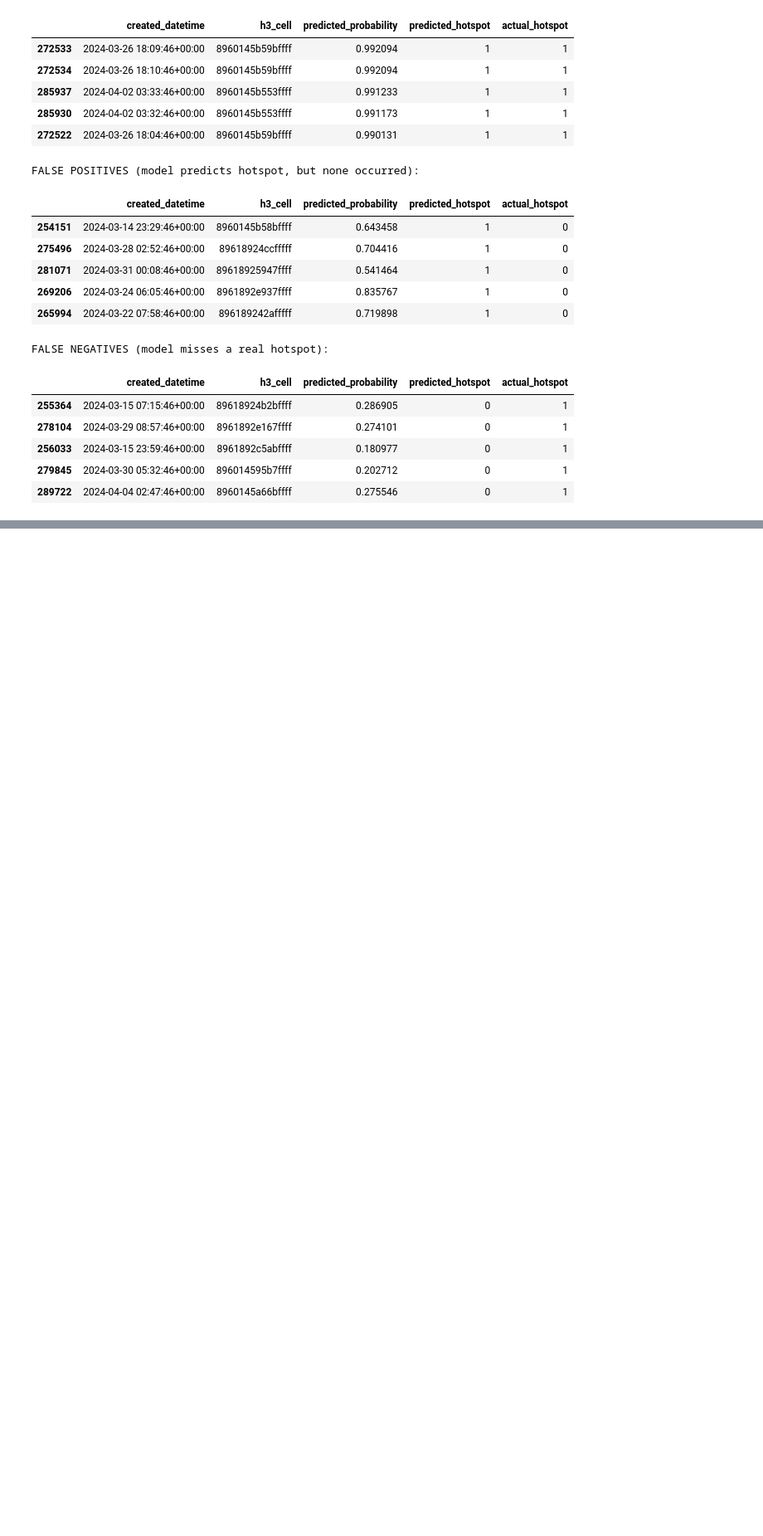
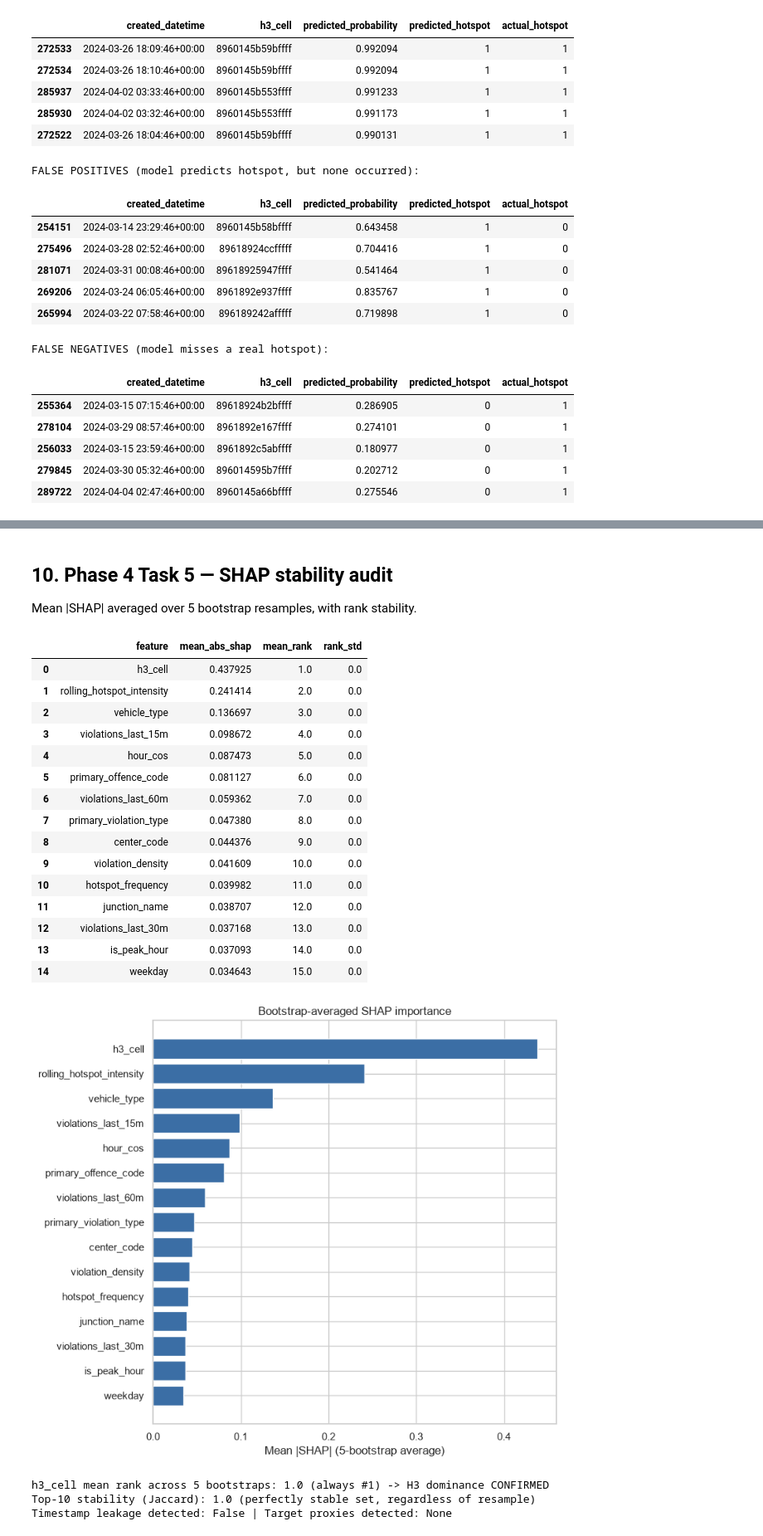
Before and after one commit to Kshitiz0809/Namma_Traffic, a Jupyter notebook: ml/notebooks/03_model_comparison.ipynb, the cells around one changed output, grey strips where cells are left out. Shown at 83% size. Saved outputs shown, nothing was run; the diff lists cells and outputs as text; code cells hidden in the pictures; blank space fills up the shorter version.

```diff
--- a/ml/notebooks/03_model_comparison.ipynb
+++ b/ml/notebooks/03_model_comparison.ipynb
@@ -176,0 +264,39 @@ FALSE NEGATIVES (model misses a real hotspot):
+# %% [markdown]
+## 10. Phase 4 Task 5 — SHAP stability audit
+Mean |SHAP| averaged over 5 bootstrap resamples, with rank stability.
+# %%
+stability_df = pd.read_csv("../../docs/feature_stability.csv")
+display(stability_df.head(15))
+
+fig, ax = plt.subplots(figsize=(8, 7))
+top15 = stability_df.head(15).sort_values("mean_abs_shap")
+ax.barh(top15["feature"], top15["mean_abs_shap"], color="#3b6ea5")
+ax.set_xlabel("Mean |SHAP| (5-bootstrap average)")
+ax.set_title("Bootstrap-averaged SHAP importance")
+plt.tight_layout()
+plt.show()
+
+print("h3_cell mean rank across 5 bootstraps: 1.0 (always #1) -> H3 dominance CONFIRMED")
+print("Top-10 stability (Jaccard): 1.0 (perfectly stable set, regardless of resample)")
+print("Timestamp leakage detected: False | Target proxies detected: None")
+# %% [output]
+|  | feature | mean_abs_shap | mean_rank | rank_std |
+| 0 | h3_cell | 0.437925 | 1.0 | 0.0 |
+| 1 | rolling_hotspot_intensity | 0.241414 | 2.0 | 0.0 |
+| 2 | vehicle_type | 0.136697 | 3.0 | 0.0 |
+| 3 | violations_last_15m | 0.098672 | 4.0 | 0.0 |
+| 4 | hour_cos | 0.087473 | 5.0 | 0.0 |
+| 5 | primary_offence_code | 0.081127 | 6.0 | 0.0 |
+| 6 | violations_last_60m | 0.059362 | 7.0 | 0.0 |
+| 7 | primary_violation_type | 0.047380 | 8.0 | 0.0 |
+| 8 | center_code | 0.044376 | 9.0 | 0.0 |
+| 9 | violation_density | 0.041609 | 10.0 | 0.0 |
+| 10 | hotspot_frequency | 0.039982 | 11.0 | 0.0 |
+| 11 | junction_name | 0.038707 | 12.0 | 0.0 |
+| 12 | violations_last_30m | 0.037168 | 13.0 | 0.0 |
+| 13 | is_peak_hour | 0.037093 | 14.0 | 0.0 |
+| 14 | weekday | 0.034643 | 15.0 | 0.0 |
+[figure, added]
+h3_cell mean rank across 5 bootstraps: 1.0 (always #1) -> H3 dominance CONFIRMED
+Top-10 stability (Jaccard): 1.0 (perfectly stable set, regardless of resample)
+Timestamp leakage detected: False | Target proxies detected: None
```
Also changed, not shown: parts of 13 cells of this notebook, 25 other files.
